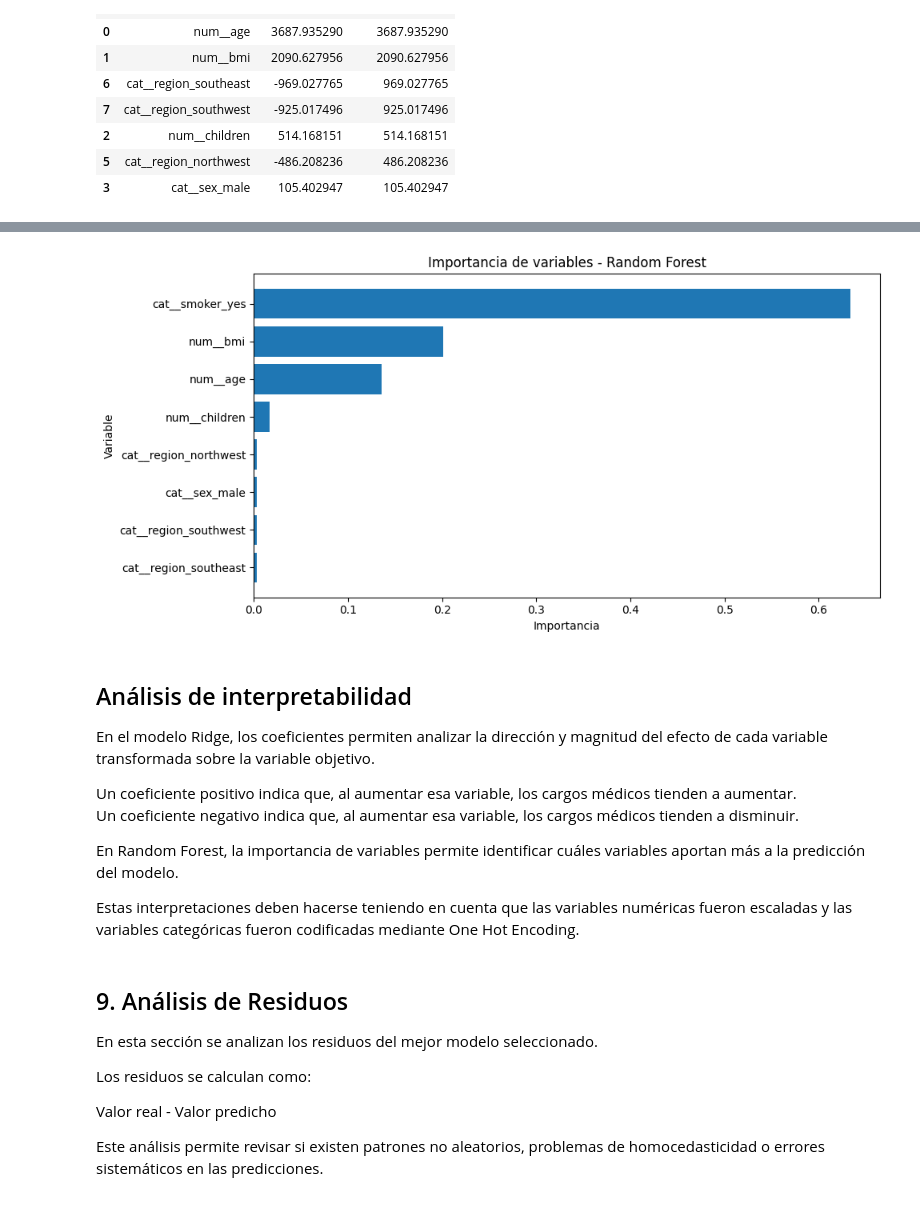
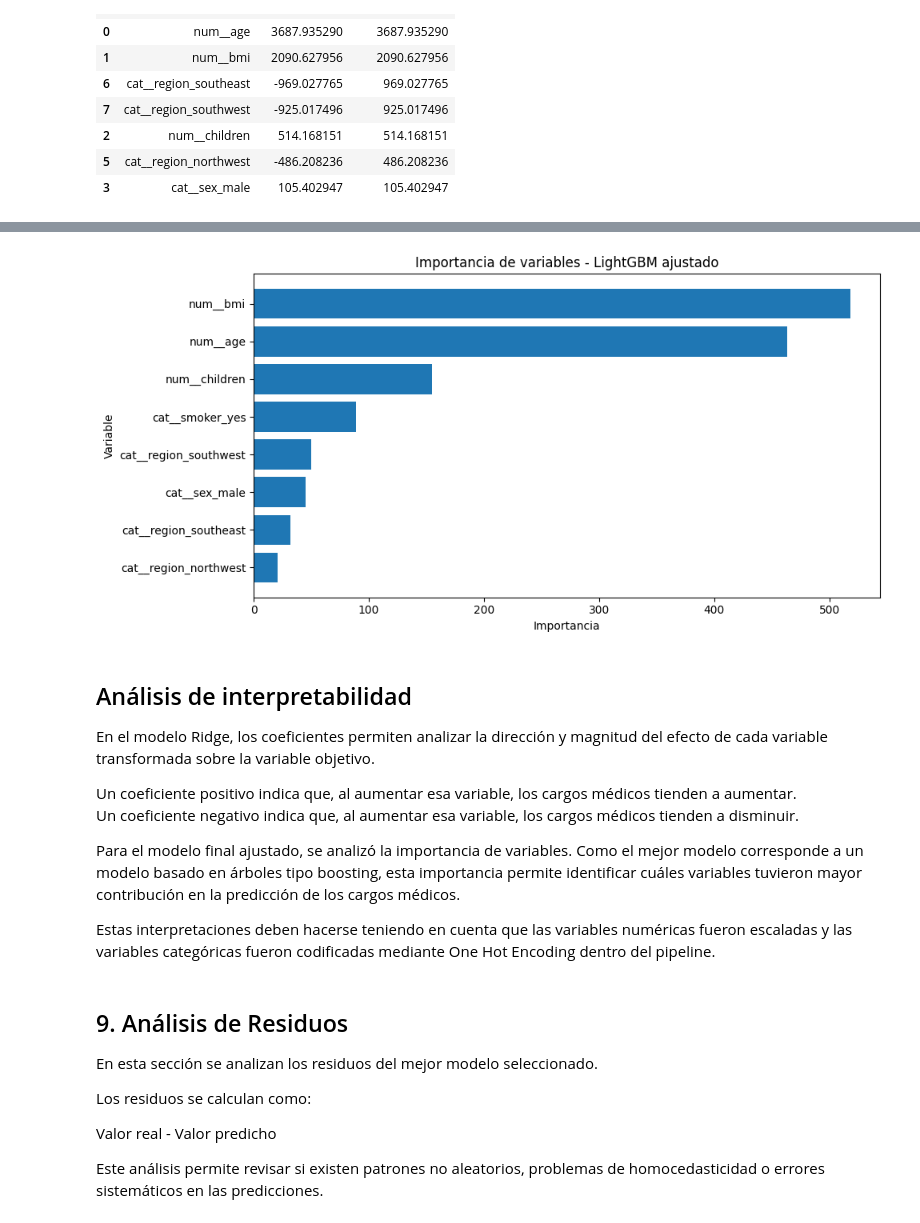
Before and after one commit to Joarroyave/ml-project_analitica_datos, a Jupyter notebook: notebooks/model_regresion.ipynb, the cells around one changed output, grey strips where cells are left out. Cells and saved outputs as stored; diff of their text form; code cells hidden in the pictures.

```diff
--- a/notebooks/model_regresion.ipynb
+++ b/notebooks/model_regresion.ipynb
@@ -1357,7 +1383,7 @@ Mejor RMSE XGBoost CV:
 modelos_ajustados = {
     "Ridge ajustado": ridge_grid.best_estimator_,
     "Random Forest ajustado": rf_grid.best_estimator_,
-    "XGBoost ajustado": xgb_grid.best_estimator_
+    "LightGBM ajustado": lgbm_grid.best_estimator_
 }
 
 resultados_cv_ajustados = []
@@ -1660,0 +1648,27 @@ rf_importance
+# %%
+# ===================================================== #
+# 52. IMPORTANCIA DE VARIABLES - MODELO FINAL AJUSTADO  #
+# ===================================================== #
+
+modelo_final_interpretable = best_model.named_steps["model"]
+
+feature_names_final = best_model.named_steps["preprocessor"].get_feature_names_out()
+
+if hasattr(modelo_final_interpretable, "feature_importances_"):
+
+    importancias_final = modelo_final_interpretable.feature_importances_
+
+    final_importance = pd.DataFrame({
+        "Variable": feature_names_final,
+        "Importancia": importancias_final
+    })
+
+    final_importance = final_importance.sort_values(
+        by="Importancia",
+        ascending=False
+    )
+
+    display(final_importance)
+
+else:
+    print("El modelo final no tiene atributo feature_importances_.")
@@ -1661,20 +1685,21 @@ rf_importance
 # %%
-# ===================================== #
-# 53. GRÁFICO DE IMPORTANCIA RF          #
-# ===================================== #
-
-import matplotlib.pyplot as plt
+# ===================================================== #
+# 53. GRÁFICO DE IMPORTANCIA - MODELO FINAL AJUSTADO    #
+# ===================================================== #
 
 plt.figure(figsize=(10, 5))
-plt.barh(rf_importance["Variable"], rf_importance["Importancia"])
+
+plt.barh(final_importance["Variable"], final_importance["Importancia"])
+
 plt.xlabel("Importancia")
 plt.ylabel("Variable")
-plt.title("Importancia de variables - Random Forest")
+plt.title(f"Importancia de variables - {best_model_name}")
+
 plt.gca().invert_yaxis()
 plt.tight_layout()
 plt.show()
 # %% [output]
-[figure, old version]
+[figure, new version]
 # %% [markdown]
 ## Análisis de interpretabilidad
 
@@ -1683,9 +1708,9 @@ En el modelo Ridge, los coeficientes permiten analizar la dirección y magnitud
 Un coeficiente positivo indica que, al aumentar esa variable, los cargos médicos tienden a aumentar.
 Un coeficiente negativo indica que, al aumentar esa variable, los cargos médicos tienden a disminuir.
 
-En Random Forest, la importancia de variables permite identificar cuáles variables aportan más a la predicción del modelo.
+Para el modelo final ajustado, se analizó la importancia de variables. Como el mejor modelo corresponde a un modelo basado en árboles tipo boosting, esta importancia permite identificar cuáles variables tuvieron mayor contribución en la predicción de los cargos médicos.
 
-Estas interpretaciones deben hacerse teniendo en cuenta que las variables numéricas fueron escaladas y las variables categóricas fueron codificadas mediante One Hot Encoding.
+Estas interpretaciones deben hacerse teniendo en cuenta que las variables numéricas fueron escaladas y las variables categóricas fueron codificadas mediante One Hot Encoding dentro del pipeline.
 # %% [markdown]
 ## 9. Análisis de Residuos
 
```
Also changed, not shown: parts of 30 cells of this notebook, 5 other files.
